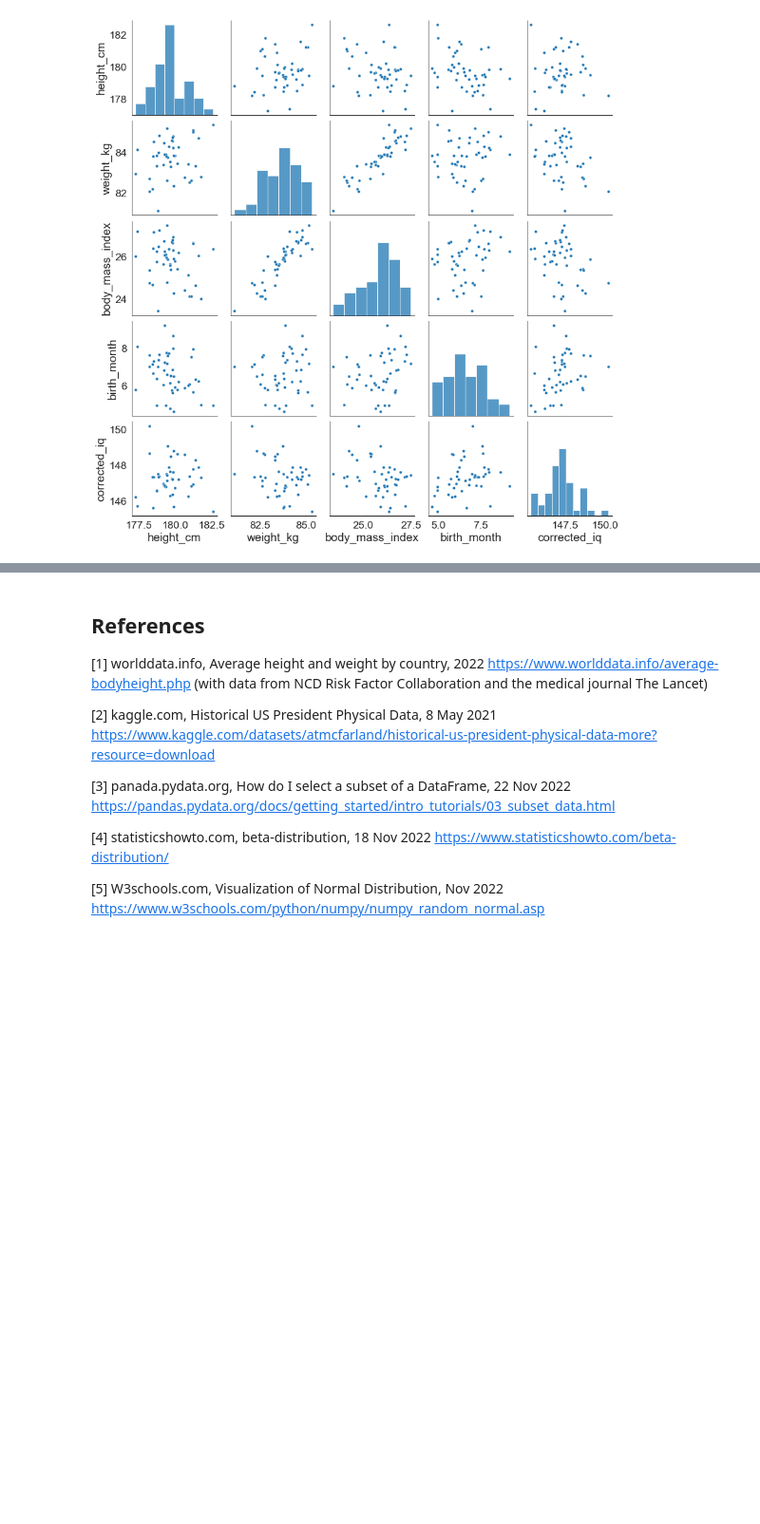
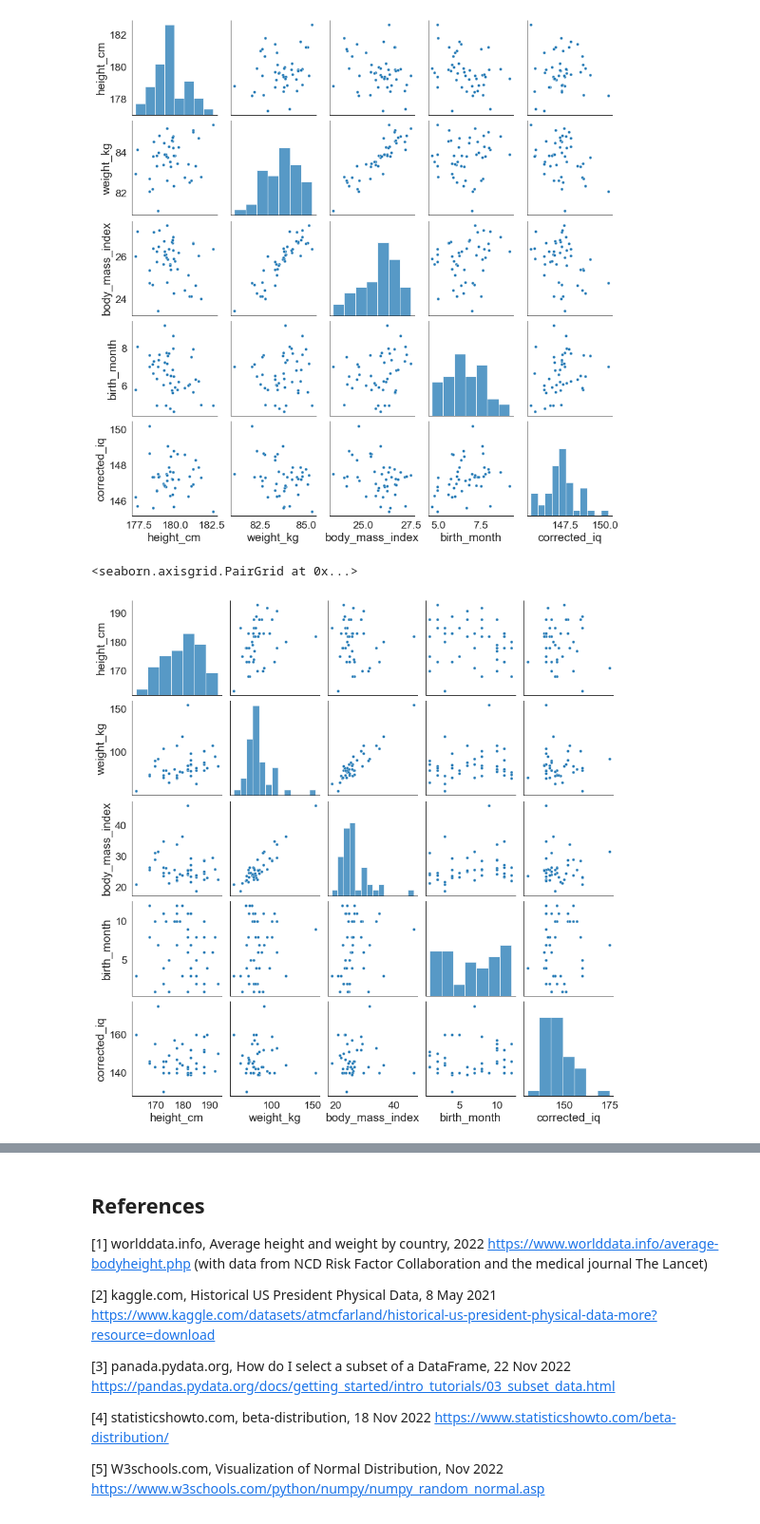
Before and after one commit to JScarry/Programming_for_Data_Analysis_Project1, a Jupyter notebook: Programming_for_Data_Analysis_Project1.ipynb, the cells around one changed output, grey strips where cells are left out. Shown at 95% size. Drawn from its saved outputs; the diff is of its cells as text; code cells hidden in the pictures; blank space fills up the shorter version.

```diff
--- a/Programming_for_Data_Analysis_Project1.ipynb
+++ b/Programming_for_Data_Analysis_Project1.ipynb
@@ -283,5 +283,10 @@ sns.pairplot(new_df)
 # %% [output]
 <seaborn.axisgrid.PairGrid at 0x...>
 [figure]
+# %%
+sns.pairplot(short_df)
+# %% [output]
+<seaborn.axisgrid.PairGrid at 0x...>
+[figure, added]
 # %% [markdown]
 ## Conclusion
```
Also changed, not shown: parts of 2 cells of this notebook, 1 other file.
